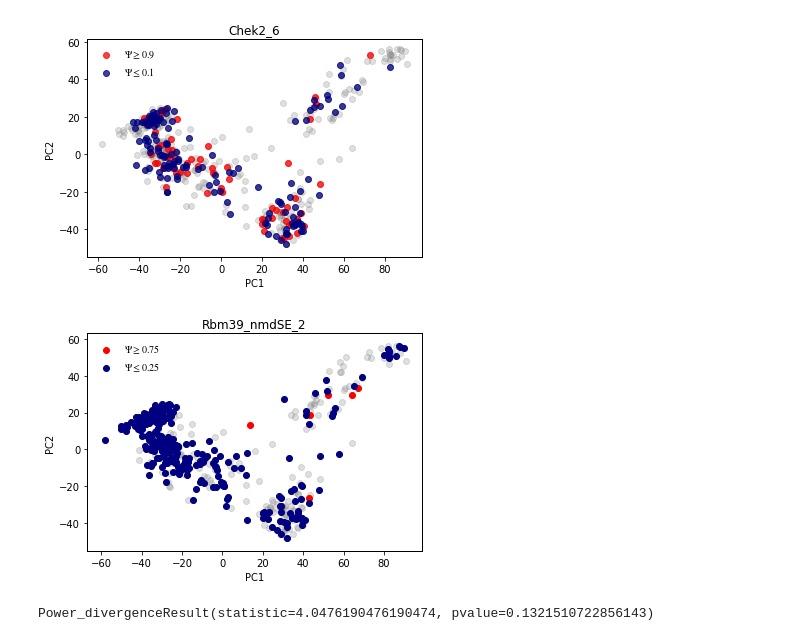
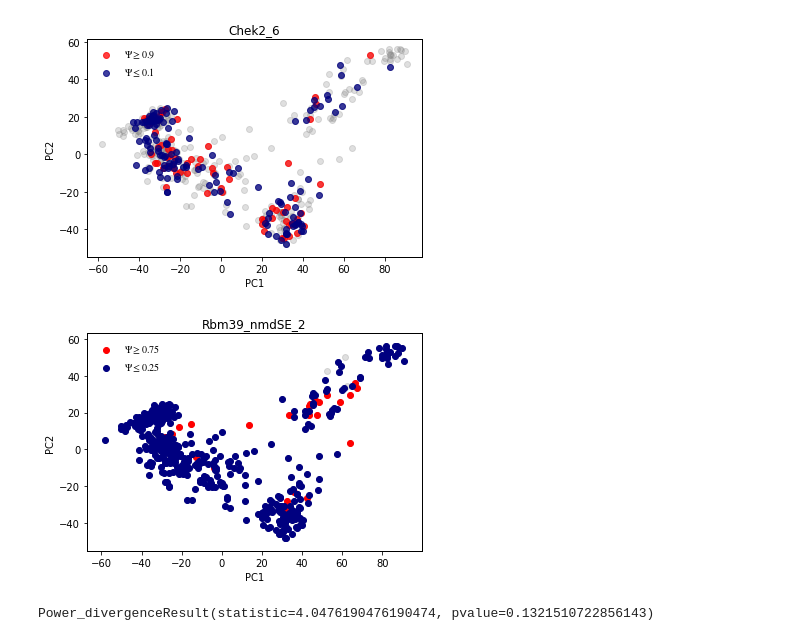
Before and after one commit to lareaulab/sc_binary_splicing, a Jupyter notebook: backup/Untitled1.ipynb, the cells around one changed output. Cells and saved outputs as stored; diff of their text form; code cells hidden in the pictures.

```diff
--- a/backup/Untitled1.ipynb
+++ b/backup/Untitled1.ipynb
@@ -669,31 +669,31 @@ plt.show()
 # %%
 colores = []
 pc1_i = []
 pc2_i = []
 pc1_e = []
 pc2_e = []
 for cell in chen_PSI.columns:
-    if aver[0].loc['Rbm39_nmdSE_2', cell] >= 0.75:
+    if aver[0].loc['Rbm39_nmdSE_2', cell] >= 0.5:
         colores.append('red')
         pc1_i.append(chen_pca_clust.loc[cell, 'PC1'])
         pc2_i.append(chen_pca_clust.loc[cell, 'PC2'])
-    elif aver[0].loc['Rbm39_nmdSE_2', cell] <= 0.25:
+    elif aver[0].loc['Rbm39_nmdSE_2', cell] <= 0.5:
         colores.append('darkblue')
         pc1_e.append(chen_pca_clust.loc[cell, 'PC1'])
         pc2_e.append(chen_pca_clust.loc[cell, 'PC2'])
 
 
 figsize(6, 4)
 plt.scatter(chen_pca_clust.PC1, chen_pca_clust.PC2, c='grey', alpha=0.25)#, cmap=cm.viridis)
 plt.scatter(pc1_i, pc2_i, c='red', label = '$\Psi \geq 0.75$')
 plt.scatter(pc1_e, pc2_e, c='navy', label = '$\Psi \leq 0.25$')
 plt.title('Rbm39_nmdSE_2')
 plt.xlabel('PC1')
 plt.ylabel('PC2')
 plt.legend(frameon=False)
 plt.show()
 # %% [output]
-[figure, old version]
+[figure, new version]
 # %%
 chisquare([0, 20, 0], [3, 21, 1])
 # %% [output]
```
Also changed, not shown: parts of 51 cells of this notebook, 1 other file.
